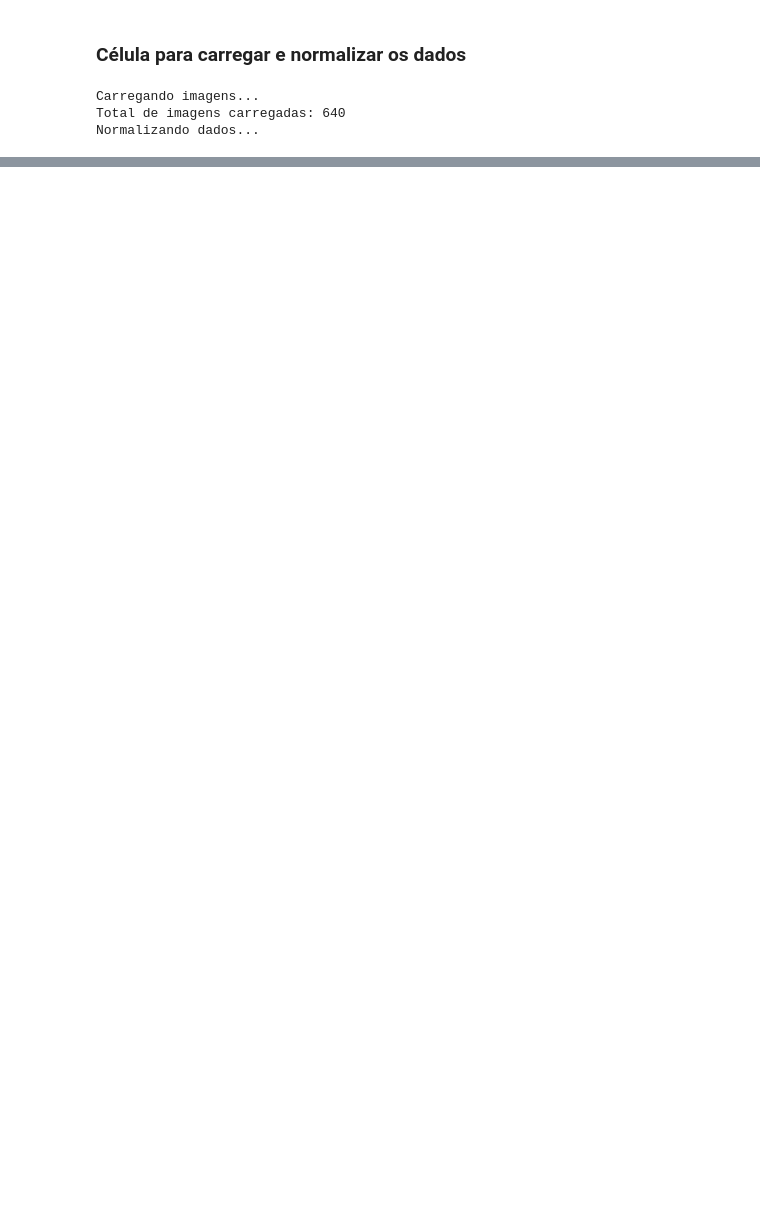
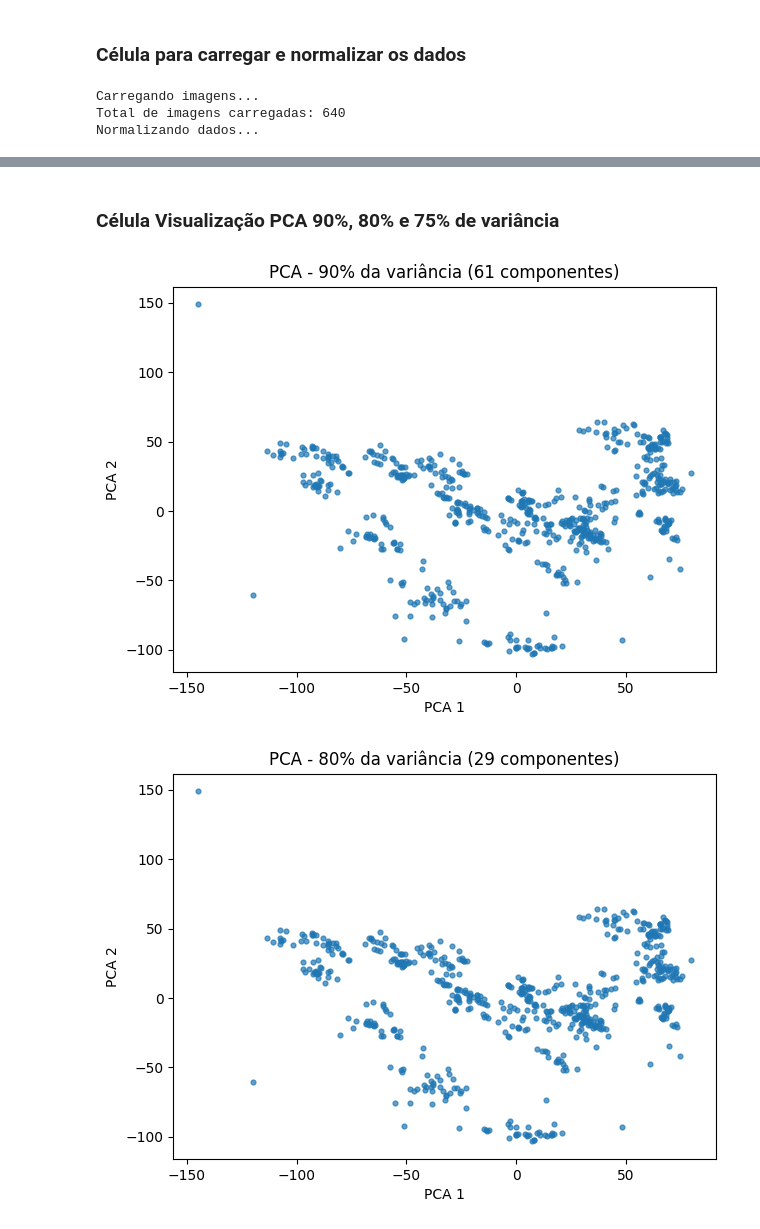
Before and after one commit to PedroKeita/ML-Vivencial, a Jupyter notebook: notebooks/nao_supervisionado.ipynb, the cells around one changed output, grey strips where cells are left out. Drawn from its saved outputs; the diff is of its cells as text; code cells hidden in the pictures; blank space fills up the shorter version.

```diff
--- a/notebooks/nao_supervisionado.ipynb
+++ b/notebooks/nao_supervisionado.ipynb
@@ -147,0 +42,8 @@ kmedoids_results_umap = cluster_runner(X_umap, k_values=[3,5,7], method="kmedoid
+# %% [markdown]
+### **Célula Visualização PCA 90%, 80% e 75% de variância**
+# %%
+# Executar PCA para 90%, 80% e 75% da variância
+pca_results = pca_runner(X_norm, variances=[0.90, 0.80, 0.75])
+# %% [output]
+[figure, added]
+[figure, added]
```
Also changed, not shown: parts of 15 cells of this notebook, 22 other files.
